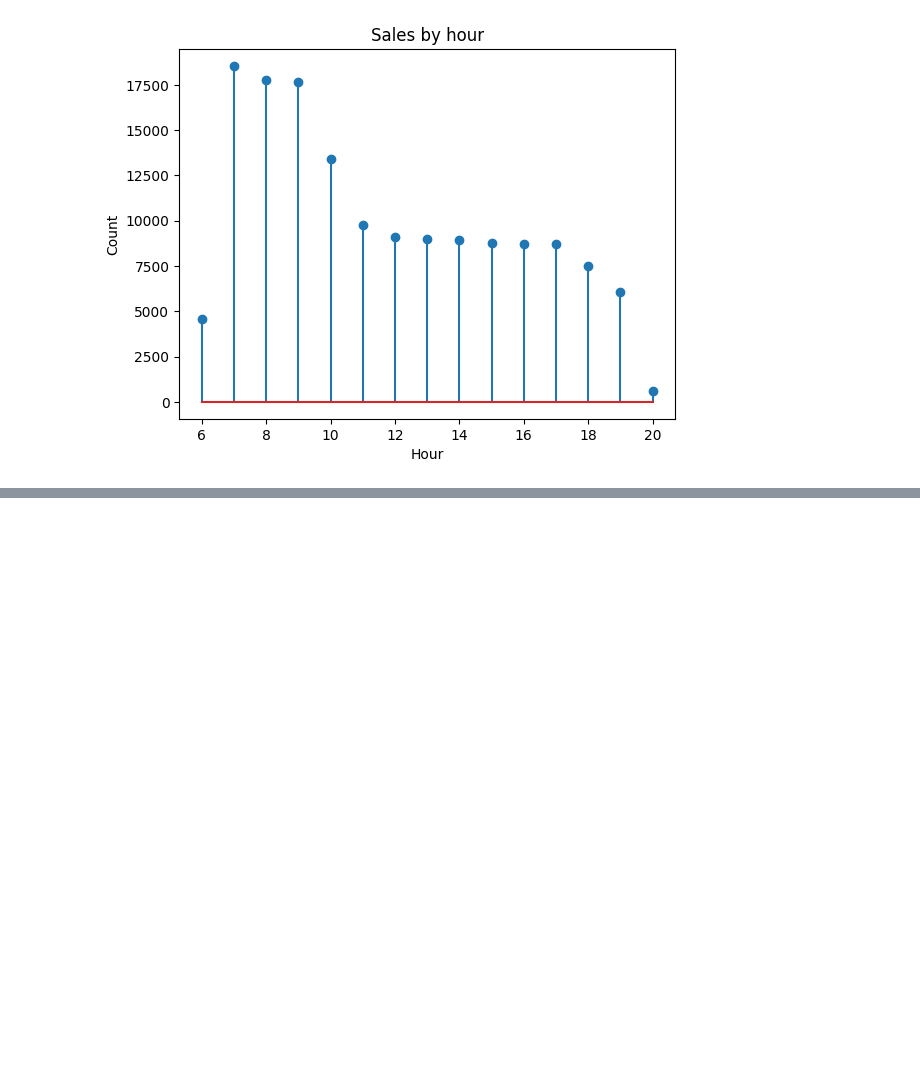
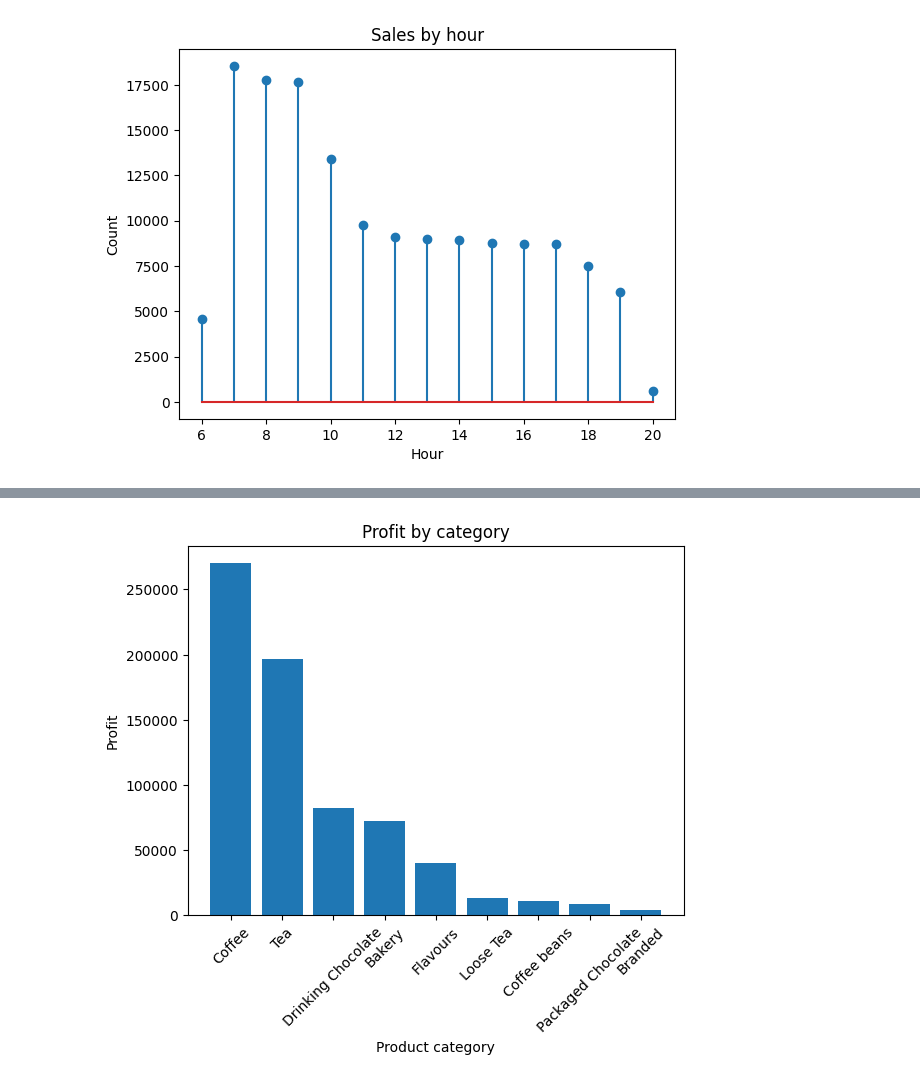
Before and after one commit to YESosnovska/coffee-shop-sales-analysis, a Jupyter notebook: app/coffee-shop-sales.ipynb, the cells around one changed output, grey strips where cells are left out. Saved outputs shown, nothing was run; the diff lists cells and outputs as text; code cells hidden in the pictures; blank space fills up the shorter version.

```diff
--- a/app/coffee-shop-sales.ipynb
+++ b/app/coffee-shop-sales.ipynb
@@ -123,0 +136,4 @@ plt.show()
+# %%
+data["profit"] = data["transaction_qty"] * data["unit_price"]
+
+data.head()
@@ -123,0 +147,11 @@ plt.show()
+# %%
+profit_by_product = data.groupby("product_category")["profit"].sum().sort_values(ascending=False)
+
+plt.bar(products, profit_by_product)
+plt.title("Profit by category")
+plt.xlabel("Product category")
+plt.ylabel("Profit")
+plt.xticks(rotation=45)
+plt.show()
+# %% [output]
+[figure, added]
```
Also changed, not shown: parts of 3 cells of this notebook.
